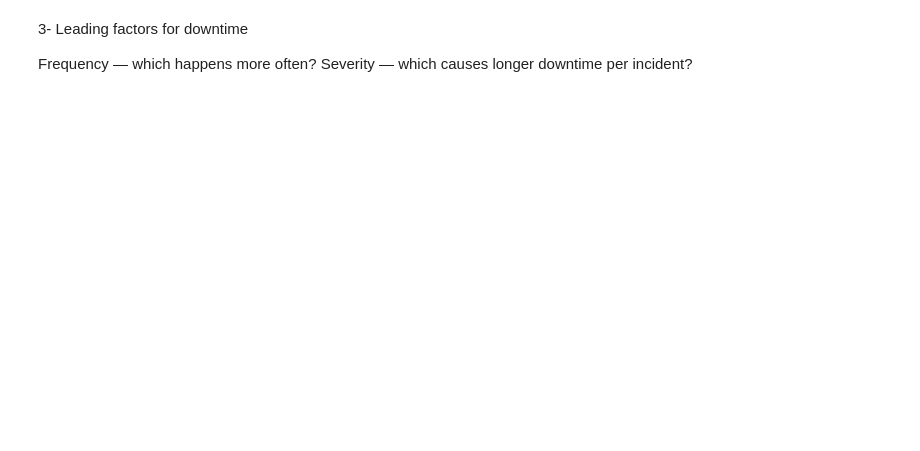
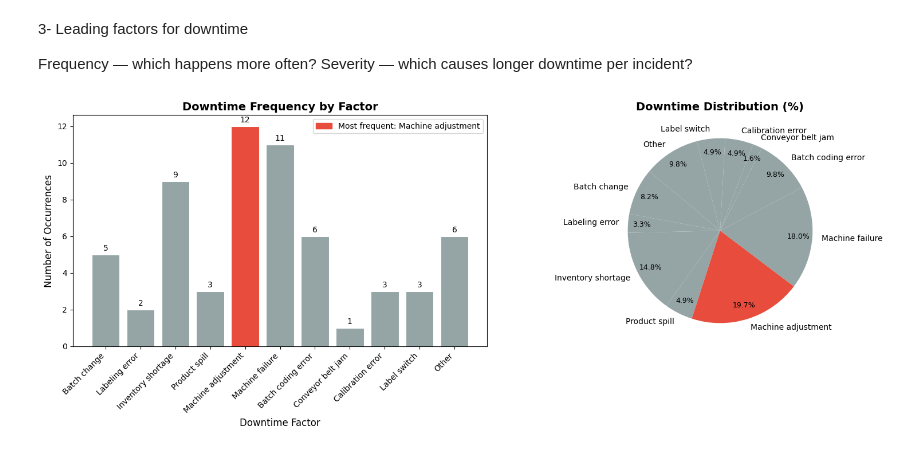
Before and after one commit to h-albrecht-ams/manufacturing_downtime, a Jupyter notebook: nati_3.ipynb, the cells around one changed output. Drawn from its saved outputs; the diff is of its cells as text; code cells hidden in the pictures; blank space fills up the shorter version.

```diff
--- a/nati_3.ipynb
+++ b/nati_3.ipynb
@@ -234,0 +13,15 @@ Severity — which causes longer downtime per incident?
+# %%
+#reading the different excel sheets.
+df_31 = pd.read_excel('/Users/nataliastroher/NatisProjects/manufacturing_downtime/Manufacturing_Line_Productivity.xlsx', sheet_name='Line productivity')
+df_32 = pd.read_excel('/Users/nataliastroher/NatisProjects/manufacturing_downtime/Manufacturing_Line_Productivity.xlsx', sheet_name='Products')
+df_33 = pd.read_excel('/Users/nataliastroher/NatisProjects/manufacturing_downtime/Manufacturing_Line_Productivity.xlsx', sheet_name='Downtime factors')
+df_34 = pd.read_excel('/Users/nataliastroher/NatisProjects/manufacturing_downtime/Manufacturing_Line_Productivity.xlsx', sheet_name='Line downtime', header=0, skiprows=[0])
+# %%
+# Transform from wide to long - I have a new df containing in one column the batch numbers repeated as many times as downtime factors,
+# the name of the factor in another column and the duration in minutes in a third one.
+df_4long = df_34.melt(
+    id_vars="Batch",
+    var_name="Factor",
+    value_name="Minutes"
+)
+#df_4long.head()
@@ -234,0 +35,60 @@ Severity — which causes longer downtime per incident?
+# %%
+# improving the plot: adding a differnt color to the most frequent factor and a pie-chart with percentages:
+
+
+# Assuming you have your counts from before
+counts = (df_4long.dropna(subset=['Minutes'])
+                 .groupby('Factor')['Minutes']
+                 .agg(count='size', total_minutes='sum')
+                )
+
+# Map column names to readable labels
+factor_labels = df_33.set_index('Factor')['Description'].to_dict()
+counts.index = counts.index.map(factor_labels)
+
+# Identify the most frequent factor
+most_frequent = counts['count'].idxmax()
+
+# Colors: highlight most frequent in a distinct color
+colors = ['#e74c3c' if i == most_frequent else '#95a5a6' for i in counts.index]
+
+fig, (ax1, ax2) = plt.subplots(1, 2, figsize=(16, 6))
+
+# --- Bar Chart ---
+bars = ax1.bar(counts.index, counts['count'], color=colors, edgecolor='white', linewidth=0.8)
+ax1.set_xlabel('Downtime Factor', fontsize=12)
+ax1.set_ylabel('Number of Occurrences', fontsize=12)
+ax1.set_title('Downtime Frequency by Factor', fontsize=14, fontweight='bold')
+ax1.tick_params(axis='x', rotation=45)
+plt.setp(ax1.get_xticklabels(), ha='right')
+
+# Add value labels on top of bars
+for bar in bars:
+    ax1.text(bar.get_x() + bar.get_width() / 2, bar.get_height() + 0.1,
+             str(int(bar.get_height())), ha='center', va='bottom', fontsize=10)
+
+# Add legend for highlight
+highlight_patch = mpatches.Patch(color='#e74c3c', label=f'Most frequent: {most_frequent}')
+ax1.legend(handles=[highlight_patch], fontsize=10)
+
+# --- Pie Chart ---
+pie_colors = ['#e74c3c' if i == most_frequent else '#95a5a6' for i in counts.index]
+wedges, texts, autotexts = ax2.pie(
+    counts['count'],
+    labels=counts.index,
+    colors=pie_colors,
+    autopct='%1.1f%%',
+    startangle=140,
+    pctdistance=0.85
+)
+ax2.set_title('Downtime Distribution (%)', fontsize=14, fontweight='bold')
+
+# Make percentage text more readable
+for autotext in autotexts:
+    autotext.set_fontsize(9)
+
+plt.tight_layout()
+plt.savefig('downtime_analysis.png', dpi=150, bbox_inches='tight')
+plt.show()
+# %% [output]
+[figure, added]
```
Also changed, not shown: parts of 29 cells of this notebook, 3 other files.
